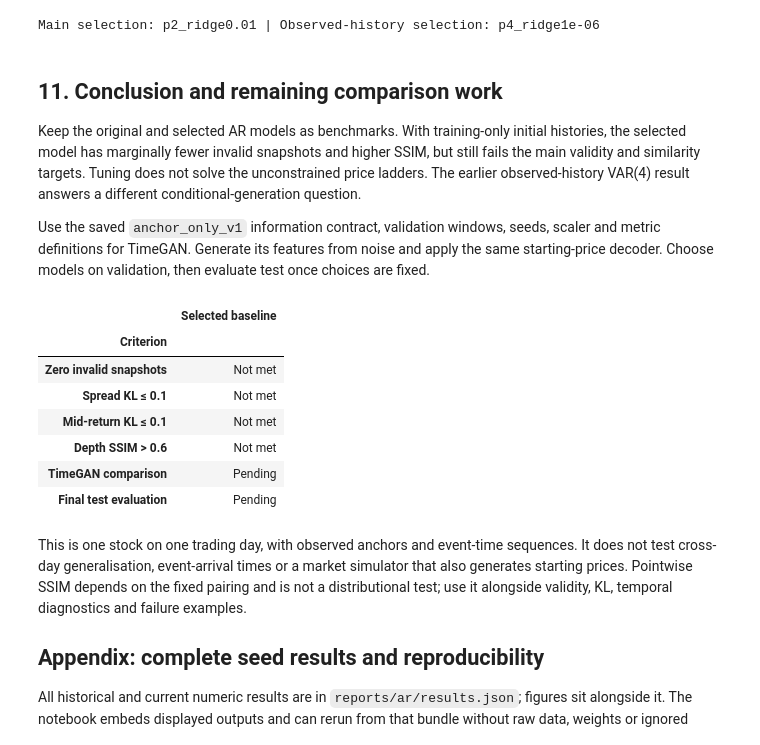
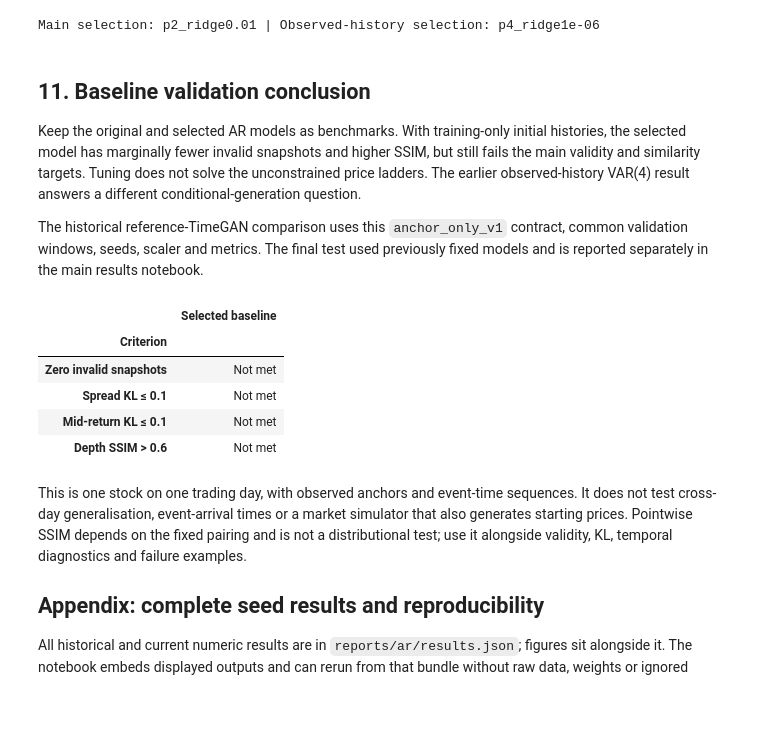
Before and after one commit to shakes76/PatternAnalysis-2026, a Jupyter notebook: recognition/timegan_spagheddy7/ar_results.ipynb, the cells around one changed output. Cells and saved outputs as stored; diff of their text form; code cells hidden in the pictures; blank space fills up the shorter version.

```diff
--- a/recognition/timegan_spagheddy7/ar_results.ipynb
+++ b/recognition/timegan_spagheddy7/ar_results.ipynb
@@ -358,29 +358,26 @@ print("Main selection:", report["selected_candidate"], "| Observed-history selec
 | 5 | p4_ridge1e-06 | Observed history (separate) | 91.3802 | 0.1323 | 0.5913 | 0.2623 |
 Main selection: p2_ridge0.01 | Observed-history selection: p4_ridge1e-06
 # %% [markdown]
-## 11. Conclusion and remaining comparison work
+## 11. Baseline validation conclusion
 
 Keep the original and selected AR models as benchmarks. With training-only initial histories, the selected model has marginally fewer
 invalid snapshots and higher SSIM, but still fails the main validity and similarity targets. Tuning does not solve the unconstrained
 price ladders. The earlier observed-history VAR(4) result answers a different conditional-generation question.
 
-Use the saved `anchor_only_v1` information contract, validation windows, seeds, scaler and metric definitions for TimeGAN.
-Generate its features from noise and apply the same starting-price decoder. Choose models on validation, then evaluate test once choices are fixed.
+The historical reference-TimeGAN comparison uses this `anchor_only_v1` contract, common validation windows, seeds, scaler and metrics. The final test used previously fixed models and is reported separately in the main results notebook.
 # %%
 status = [("Zero invalid snapshots", "Not met" if selected.invalid_rate_mean > 0 else "Met"),
           ("Spread KL ≤ 0.1", "Not met" if selected.kl_spread_mean > 0.1 else "Met"),
           ("Mid-return KL ≤ 0.1", "Not met" if selected.kl_mid_return_mean > 0.1 else "Met"),
-          ("Depth SSIM > 0.6", "Met" if selected.depth_ssim_mean > 0.6 else "Not met"), ("TimeGAN comparison", "Pending"), ("Final test evaluation", "Pending")]
+          ("Depth SSIM > 0.6", "Met" if selected.depth_ssim_mean > 0.6 else "Not met")]
 display(pd.DataFrame(status, columns=["Criterion", "Selected baseline"]).set_index("Criterion"))
 # %% [output]
 |  | Selected baseline |
 | Criterion |  |
 | Zero invalid snapshots | Not met |
 | Spread KL ≤ 0.1 | Not met |
 | Mid-return KL ≤ 0.1 | Not met |
 | Depth SSIM > 0.6 | Not met |
-| TimeGAN comparison | Pending |
-| Final test evaluation | Pending |
 # %% [markdown]
 This is one stock on one trading day, with observed anchors and event-time sequences. It does not test cross-day generalisation,
 event-arrival times or a market simulator that also generates starting prices. Pointwise SSIM depends on the fixed pairing and
```
Also changed, not shown: parts of 3 cells of this notebook, 40 other files.
